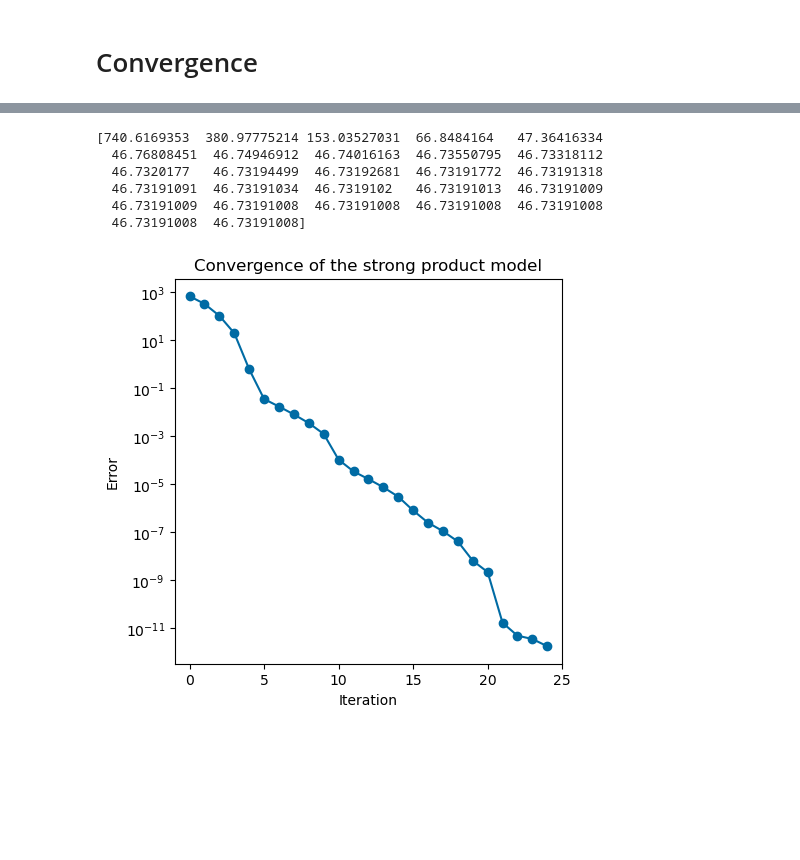
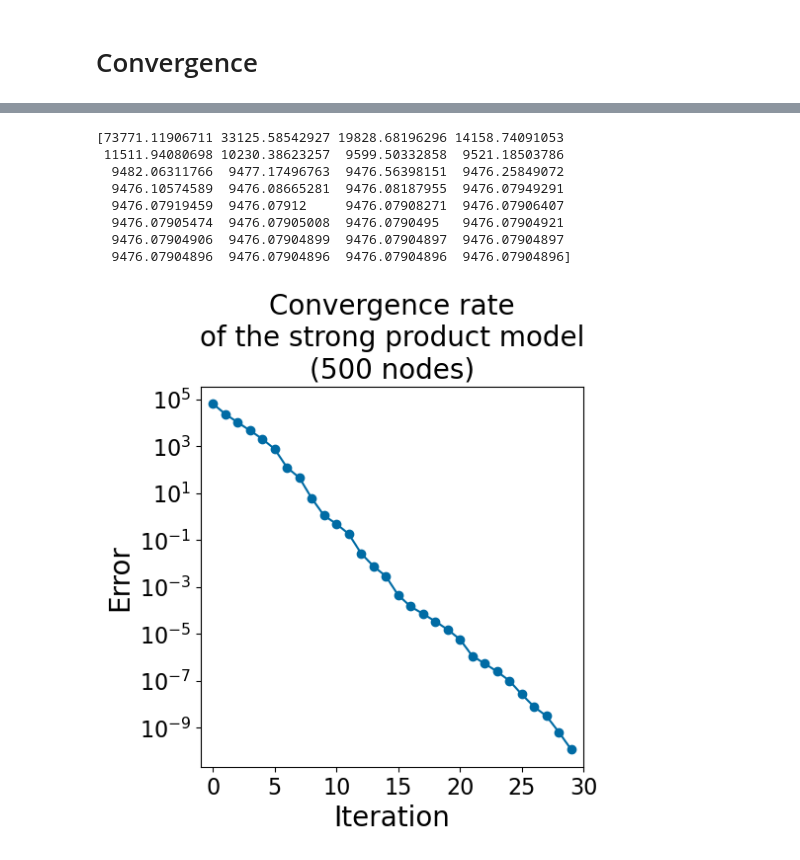
Before and after one commit to BaileyAndrew/Strong-Product-Model, a Jupyter notebook: synthetic.ipynb, the cells around one changed output, grey strips where cells are left out. Drawn from its saved outputs; the diff is of its cells as text; code cells hidden in the pictures; blank space fills up the shorter version.

Commit message:
Made plot font size better

```diff
--- a/synthetic.ipynb
+++ b/synthetic.ipynb
@@ -1097,13 +1262,13 @@ for i, row_ratio in enumerate(row_ratios):
 fig, (ax1, ax2, ax3) = plt.subplots(ncols=3, figsize=(15, 5))
 ax1.plot(row_ratios, aus_1, label="Rows")
 ax1.set_title("Rows")
-ax2.plot(row_ratios, aus_2w, label="Columns (within-row connections)")
-ax2.set_title("Columns (within-row connections)")
-ax3.plot(row_ratios, aus_2b, label="Columns (between-row connections)")
-ax3.set_title("Columns (between-row connections)")
-ax1.set_xlabel("Relative row precision")
-ax2.set_xlabel("Relative row precision")
-ax3.set_xlabel("Relative row precision")
+ax2.plot(row_ratios, aus_2w, label="Columns (within-row)")
+ax2.set_title("Columns\n(within-row)")
+ax3.plot(row_ratios, aus_2b, label="Columns (between-row)")
+ax3.set_title("Columns\n(between-row)")
+ax1.set_xlabel("Row weight")
+ax2.set_xlabel("Row weight")
+ax3.set_xlabel("Row weight")
 ax1.set_ylabel("AUPR")
 
 ax1.fill_between(
@@ -1129,7 +1294,14 @@ ax1.set_ylim(0, 1)
 ax2.set_ylim(0, 1)
 ax3.set_ylim(0, 1)
 
-fig.suptitle("AUPR as we increase the row precision")
+# Increase font size
+for ax in [ax1, ax2, ax3]:
+    for item in ([ax.title, ax.xaxis.label, ax.yaxis.label]):
+        item.set_fontsize(24)
+    for item in ax.get_xticklabels() + ax.get_yticklabels():
+        item.set_fontsize(16)
+
+fig.suptitle("AUPR as we increase the row weight $y$", size=24)
 fig.tight_layout()
 
 fig.savefig('./out_figs/synthetic/row-precision-increase.pdf', bbox_inches="tight")
@@ -1153,7 +1498,7 @@ Iteration 25, Ratio 10.0
 # %%
 random.seed(SEED)
 np.random.seed(SEED)
-num_nodes = 50
+num_nodes = 500
 graph1 = ig.Graph.Barabasi(n=num_nodes)
 graph2 = ig.Graph.Barabasi(n=num_nodes)
 graph3 = ig.Graph.Barabasi(n=num_nodes)
@@ -1168,7 +1513,7 @@ results = strong_product_model(
     rho_rows=0.1,
     rho_cols_within_rows=0.1,
     rho_cols_between_rows=0.1,
-    verbose=False,
+    verbose=True,
     tol=1e-100,
     return_errors=True
 )
@@ -1175,25 +1538,34 @@ results = strong_product_model(
 # %%
 errors = np.array(results["errors"])
 print(errors)
 errors -= errors[-1]
 errors = errors[:-2] # Second-to-last error is same b/c of convergence criterion
 errors = np.abs(errors)
 
 # Show convergence over time
 fig, ax = plt.subplots(ncols=1, figsize=(5, 5))
 ax.plot(errors, linestyle='-', marker='o')
 ax.set_xlabel("Iteration")
 ax.set_ylabel("Error")
 ax.set_yscale("log")
 ax.set_xlim(-1, len(errors))
-ax.set_title("Convergence of the strong product model")
+ax.set_title(f"Convergence rate\nof the strong product model\n({num_nodes} nodes)")
+
+# Increase font size
+for item in ([ax.title, ax.xaxis.label, ax.yaxis.label]):
+    item.set_fontsize(20)
+
+for item in ax.get_xticklabels() + ax.get_yticklabels():
+    item.set_fontsize(16)
 
 fig.savefig('./out_figs/synthetic/convergence-rate.pdf', bbox_inches="tight")
 # %% [output]
-[740.6169353  380.97775214 153.03527031  66.8484164   47.36416334
-  46.76808451  46.74946912  46.74016163  46.73550795  46.73318112
-  46.7320177   46.73194499  46.73192681  46.73191772  46.73191318
-  46.73191091  46.73191034  46.7319102   46.73191013  46.73191009
-  46.73191009  46.73191008  46.73191008  46.73191008  46.73191008
-  46.73191008  46.73191008]
+[73771.11906711 33125.58542927 19828.68196296 14158.74091053
+ 11511.94080698 10230.38623257  9599.50332858  9521.18503786
+  9482.06311766  9477.17496763  9476.56398151  9476.25849072
+  9476.10574589  9476.08665281  9476.08187955  9476.07949291
+  9476.07919459  9476.07912     9476.07908271  9476.07906407
+  9476.07905474  9476.07905008  9476.0790495   9476.07904921
+  9476.07904906  9476.07904899  9476.07904897  9476.07904897
+  9476.07904896  9476.07904896  9476.07904896  9476.07904896]
-[figure, old version]
+[figure, new version]
```
Also changed, not shown: parts of 12 cells of this notebook, 5 other files.
